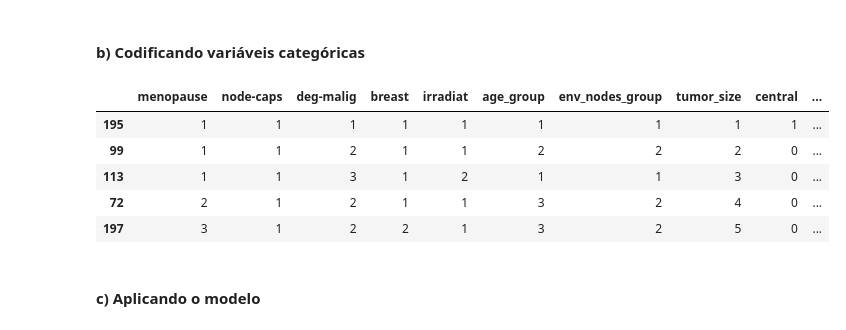
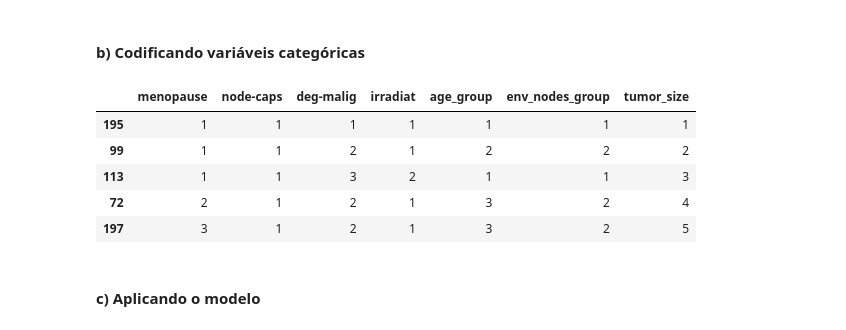
Before and after one commit to ParamedicLoaf/Projeto_2, a Jupyter notebook: Projeto 2.ipynb, the cells around one changed output. Saved outputs shown, nothing was run; the diff lists cells and outputs as text; code cells hidden in the pictures.

```diff
--- a/Projeto 2.ipynb
+++ b/Projeto 2.ipynb
@@ -191,13 +191,10 @@ Uma árvore pode ser vista como uma aproximação constante por partes.
 # %% [markdown]
 #### a) Definindo parâmetros
 # %%
-#definindo os dummies para as variaveis categoricas:
-dummies = pd.get_dummies(dados['breast-quad'])
-dados = dados.join(dummies)
 # Definindo as features e separando a base de dados entre treinamento e teste
-features = ['menopause','node-caps','deg-malig','breast','irradiat','age_group','env_nodes_group','tumor_size','central','left_low','left_up','right_low','right_up']
+# Como 'breast' e 'breast-quad' são variáveis categóricas nominais, não serão consideradas na análise
+features = ['menopause','node-caps','deg-malig','irradiat','age_group','env_nodes_group','tumor_size']
 X = dados[features]
 y = dados.recurrent_events
 
 X_train, X_test, y_train, y_test = train_test_split(X, y, test_size=0.3, random_state=1) # 70% treinamento e 30% teste
-dados
@@ -219,23 +202,21 @@ dados
 #### b) Codificando variáveis categóricas
 # %%
 # definindo o codificador
-encoder = ce.OrdinalEncoder(cols=['menopause','node-caps','deg-malig','breast','irradiat','age_group','env_nodes_group','tumor_size'])
+encoder = ce.OrdinalEncoder(cols=['menopause','node-caps','deg-malig','irradiat','age_group','env_nodes_group','tumor_size'])
 
-#criando dummies para o quadrante:
-dummies = pd.get_dummies(dados['breast-quad'])
 # codificando X_train e X_test
 X_train = encoder.fit_transform(X_train)
 
 X_test = encoder.transform(X_test)
 
 X_train.head()
 # %% [output]
-|  | menopause | node-caps | deg-malig | breast | irradiat | age_group | env_nodes_group | tumor_size | central | ... |
-| 195 | 1 | 1 | 1 | 1 | 1 | 1 | 1 | 1 | 1 | ... |
-| 99 | 1 | 1 | 2 | 1 | 1 | 2 | 2 | 2 | 0 | ... |
-| 113 | 1 | 1 | 3 | 1 | 2 | 1 | 1 | 3 | 0 | ... |
-| 72 | 2 | 1 | 2 | 1 | 1 | 3 | 2 | 4 | 0 | ... |
-| 197 | 3 | 1 | 2 | 2 | 1 | 3 | 2 | 5 | 0 | ... |
+|  | menopause | node-caps | deg-malig | irradiat | age_group | env_nodes_group | tumor_size |
+| 195 | 1 | 1 | 1 | 1 | 1 | 1 | 1 |
+| 99 | 1 | 1 | 2 | 1 | 2 | 2 | 2 |
+| 113 | 1 | 1 | 3 | 2 | 1 | 1 | 3 |
+| 72 | 2 | 1 | 2 | 1 | 3 | 2 | 4 |
+| 197 | 3 | 1 | 2 | 1 | 3 | 2 | 5 |
 # %% [markdown]
 #### c) Aplicando o modelo
 # %%
```
Also changed, not shown: parts of 22 cells of this notebook.
